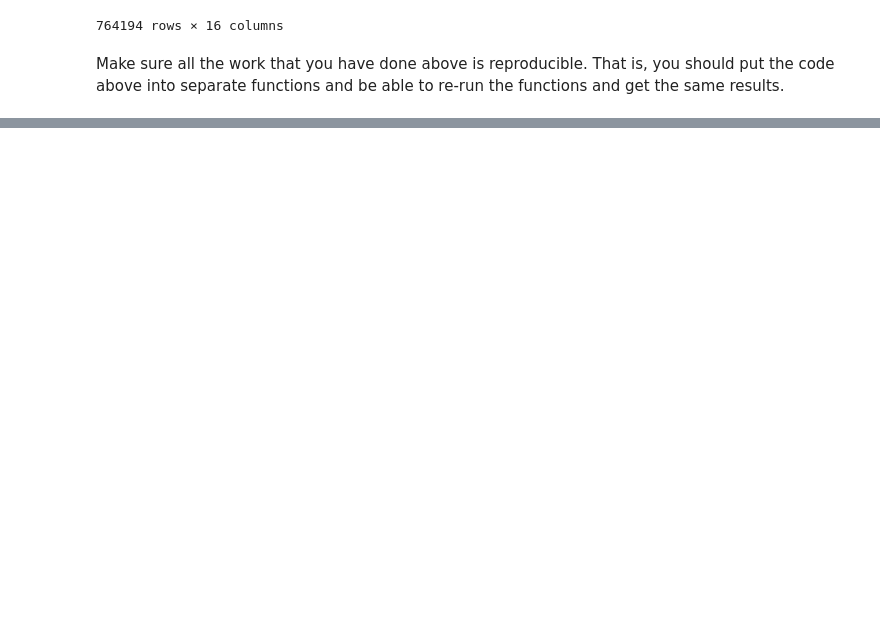
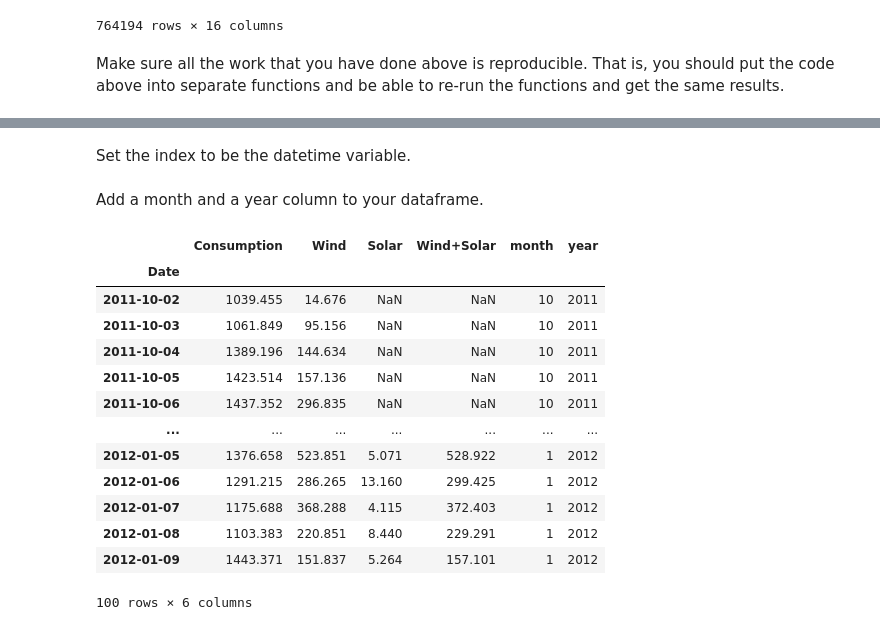
Before and after one commit to Alfred-W-S-Pirovits-Jr/time-series-exercises, a Jupyter notebook: data_prep.ipynb, the cells around one changed output, grey strips where cells are left out. Saved outputs shown, nothing was run; the diff lists cells and outputs as text; code cells hidden in the pictures; blank space fills up the shorter version.

```diff
--- a/Untitled1.ipynb
+++ b/data_prep.ipynb
@@ -171,0 +166,4 @@ Add a month and a year column to your dataframe.
+# %%
+opsd_germany = pd.read_csv('https://raw.githubusercontent.com/jenfly/opsd/master/opsd_germany_daily.csv')
+# %%
+opsd_germany.Date = pd.to_datetime(opsd_germany.Date)
@@ -172,2 +221,27 @@ Add a month and a year column to your dataframe.
+# %% [markdown]
+Set the index to be the datetime variable.
+# %%
+opsd_germany = opsd_germany.set_index('Date').sort_index()
+# %% [markdown]
+Add a month and a year column to your dataframe.
+# %%
+opsd_germany['month'] = opsd_germany.index.month
+opsd_germany['year'] = opsd_germany.index.year
+opsd_germany.iloc[2100:2200]
+# %% [output]
+|  | Consumption | Wind | Solar | Wind+Solar | month | year |
+| Date |  |  |  |  |  |  |
+| 2011-10-02 | 1039.455 | 14.676 | NaN | NaN | 10 | 2011 |
+| 2011-10-03 | 1061.849 | 95.156 | NaN | NaN | 10 | 2011 |
+| 2011-10-04 | 1389.196 | 144.634 | NaN | NaN | 10 | 2011 |
+| 2011-10-05 | 1423.514 | 157.136 | NaN | NaN | 10 | 2011 |
+| 2011-10-06 | 1437.352 | 296.835 | NaN | NaN | 10 | 2011 |
+| ... | ... | ... | ... | ... | ... | ... |
+| 2012-01-05 | 1376.658 | 523.851 | 5.071 | 528.922 | 1 | 2012 |
+| 2012-01-06 | 1291.215 | 286.265 | 13.160 | 299.425 | 1 | 2012 |
+| 2012-01-07 | 1175.688 | 368.288 | 4.115 | 372.403 | 1 | 2012 |
+| 2012-01-08 | 1103.383 | 220.851 | 8.440 | 229.291 | 1 | 2012 |
+| 2012-01-09 | 1443.371 | 151.837 | 5.264 | 157.101 | 1 | 2012 |
+100 rows × 6 columns
 # %%
 Fill any missing values.
```
Also changed, not shown: parts of 17 cells of this notebook, 2 other files.
